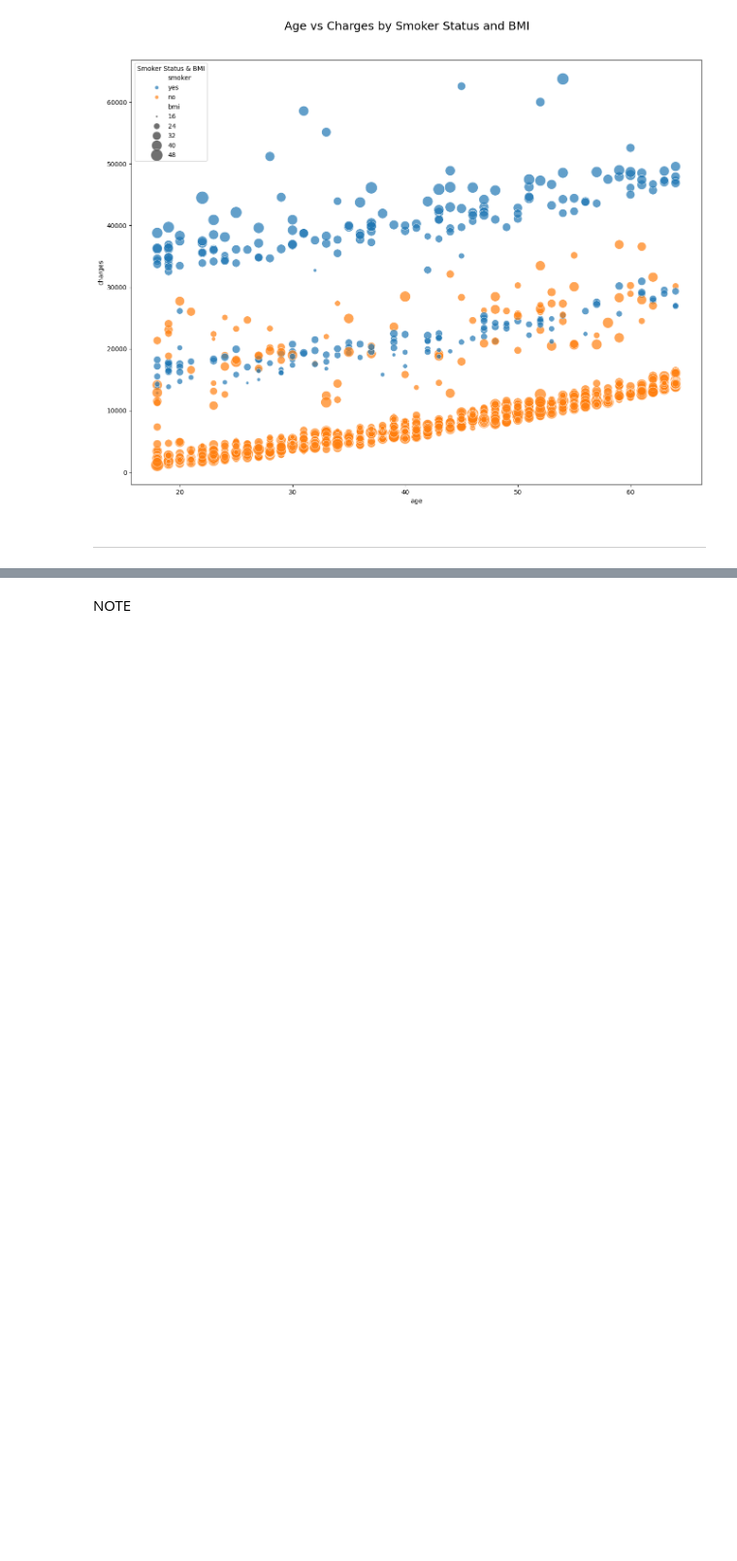
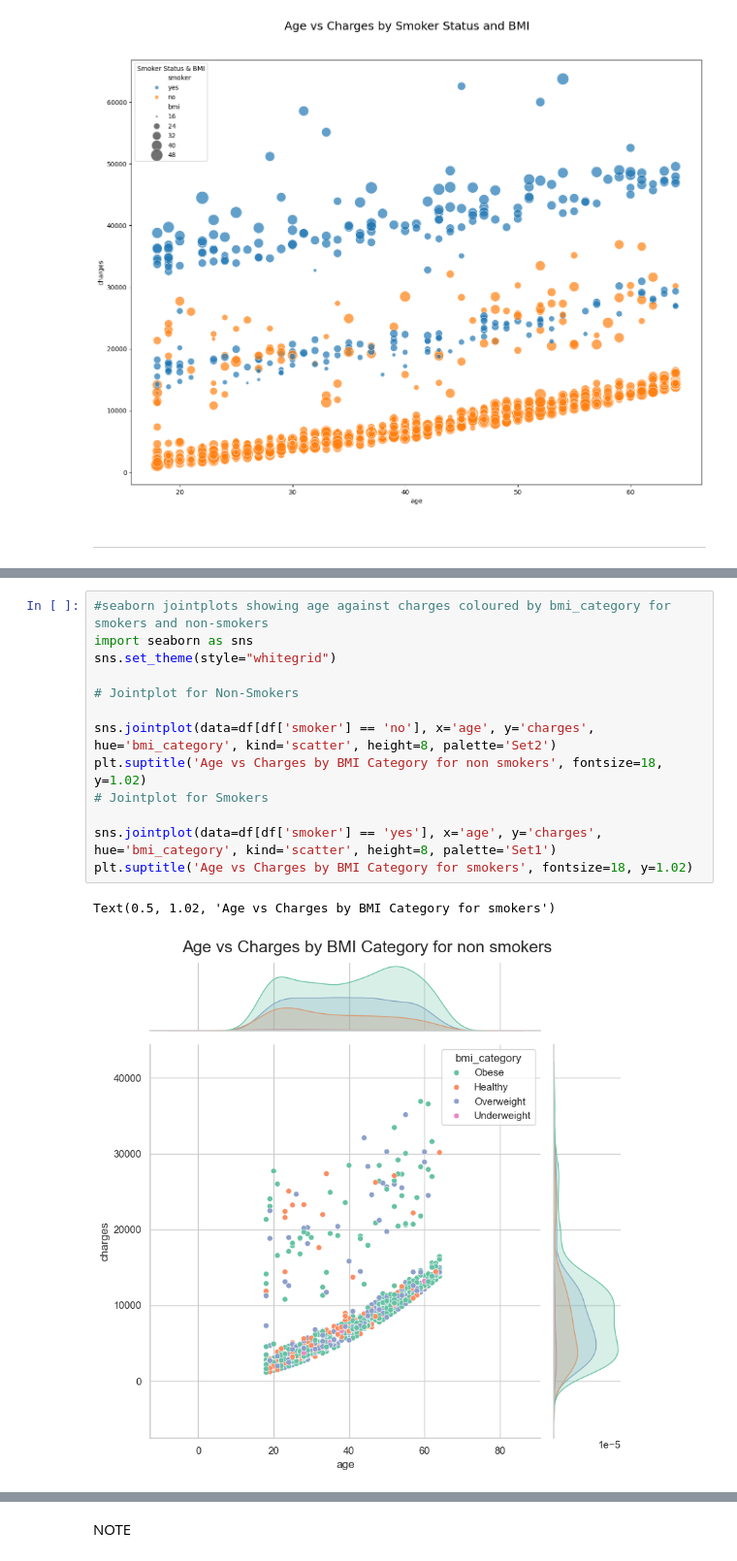
Before and after one commit to Mikeecee1/HealthInsuranceAnalysis, a Jupyter notebook: jupyter_notebooks/DataVisualisation.ipynb, the cells around one changed output, grey strips where cells are left out. Shown at 97% size. Saved outputs shown, nothing was run; the diff lists cells and outputs as text; blank space fills up the shorter version.

```diff
--- a/jupyter_notebooks/DataVisualisation.ipynb
+++ b/jupyter_notebooks/DataVisualisation.ipynb
@@ -166,0 +175,16 @@ scatter.legend(handles=handles, labels=labels, loc='upper left', title='Smoker S
+# %%
+#seaborn jointplots showing age against charges coloured by bmi_category for smokers and non-smokers
+import seaborn as sns
+sns.set_theme(style="whitegrid")
+
+# Jointplot for Non-Smokers
+
+sns.jointplot(data=df[df['smoker'] == 'no'], x='age', y='charges', hue='bmi_category', kind='scatter', height=8, palette='Set2')
+plt.suptitle('Age vs Charges by BMI Category for non smokers', fontsize=18, y=1.02)
+# Jointplot for Smokers
+
+sns.jointplot(data=df[df['smoker'] == 'yes'], x='age', y='charges', hue='bmi_category', kind='scatter', height=8, palette='Set1')
+plt.suptitle('Age vs Charges by BMI Category for smokers', fontsize=18, y=1.02)
+# %% [output]
+Text(0.5, 1.02, 'Age vs Charges by BMI Category for smokers')
+[figure, added]
```
Also changed, not shown: parts of 3 cells of this notebook, 1 other file.
